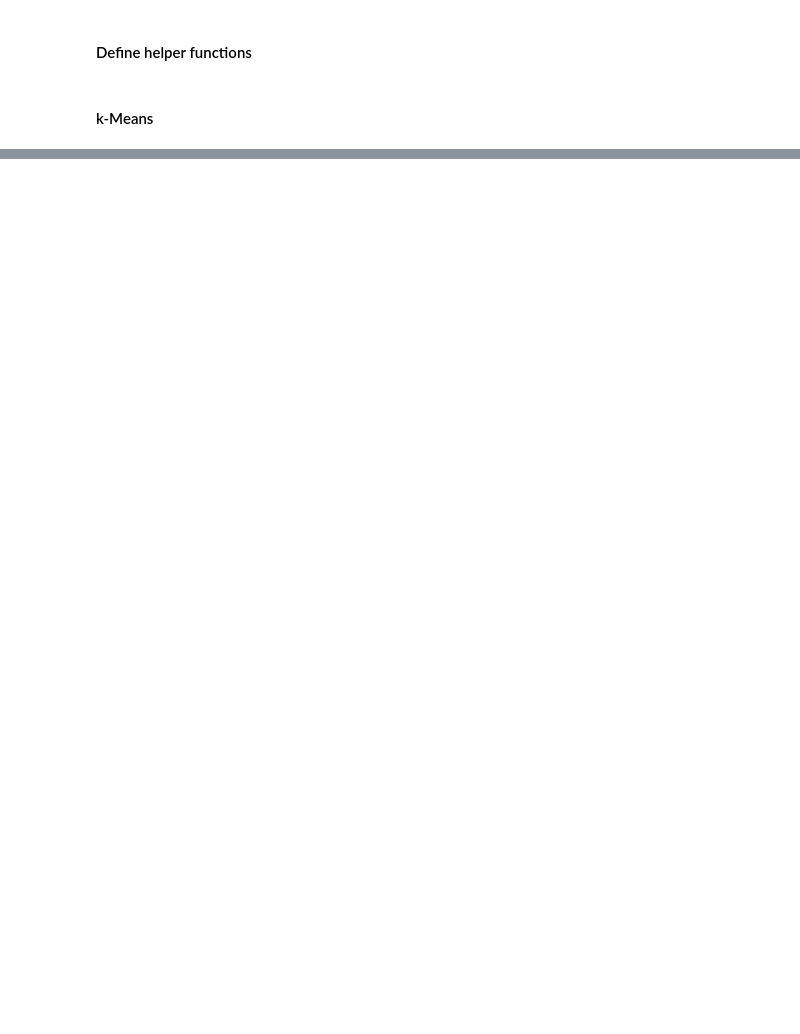
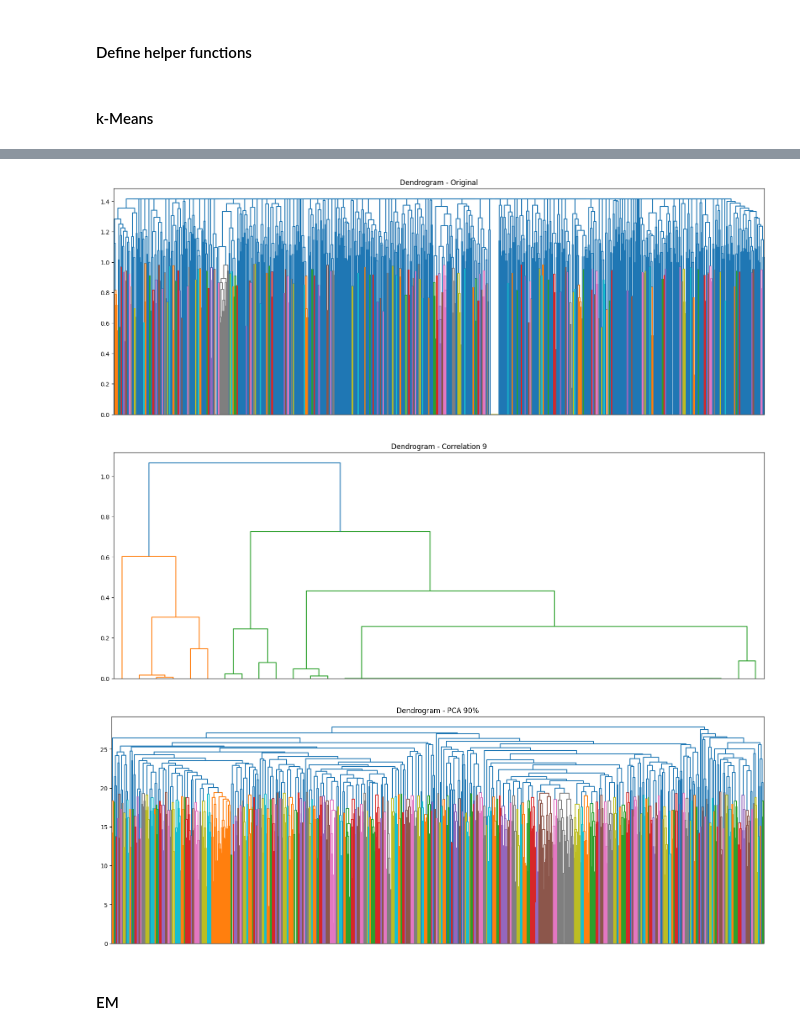
Before and after one commit to jsleocadio/IMD0188-APRENDIZADO_DE_MAQUINA, a Jupyter notebook: ml_unsupervised.ipynb, the cells around one changed output, grey strips where cells are left out. Cells and saved outputs as stored; diff of their text form; code cells hidden in the pictures; blank space fills up the shorter version.

```diff
--- a/ml_unsupervised.ipynb
+++ b/ml_unsupervised.ipynb
@@ -301,0 +339,16 @@ plot_accuracy(kmeans_results, number_clusters)
+# %%
+import scipy.cluster.hierarchy as shc
+
+for i in range(len(list_train)):
+    plt.figure(figsize=(20, 7))
+    plt.title(f"Dendrogram - {dbs_names[i]}")
+    # Added truncate_mode='level' to limit the depth of the dendrogram
+    shc.dendrogram(shc.linkage(list_train[i], method='complete'), truncate_mode='level', p=25)
+    plt.xticks([])  # Hide x-axis labels
+    plt.show()
+# %% [output]
+[figure, added]
+[figure, added]
+[figure, added]
+# %% [markdown]
+#### EM
```
Also changed, not shown: parts of 33 cells of this notebook.
